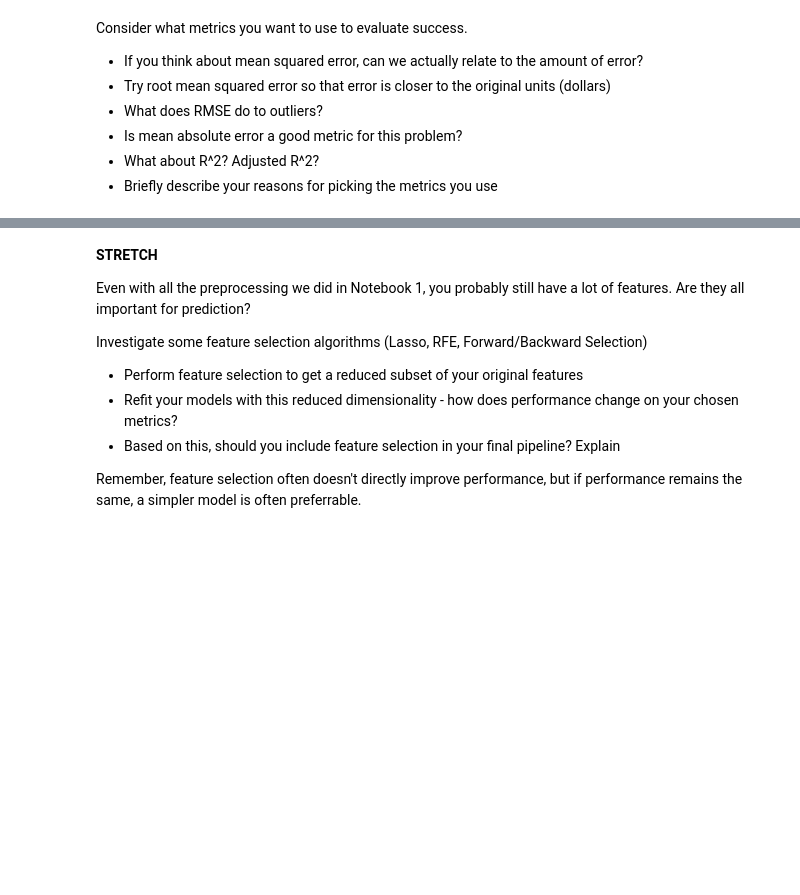
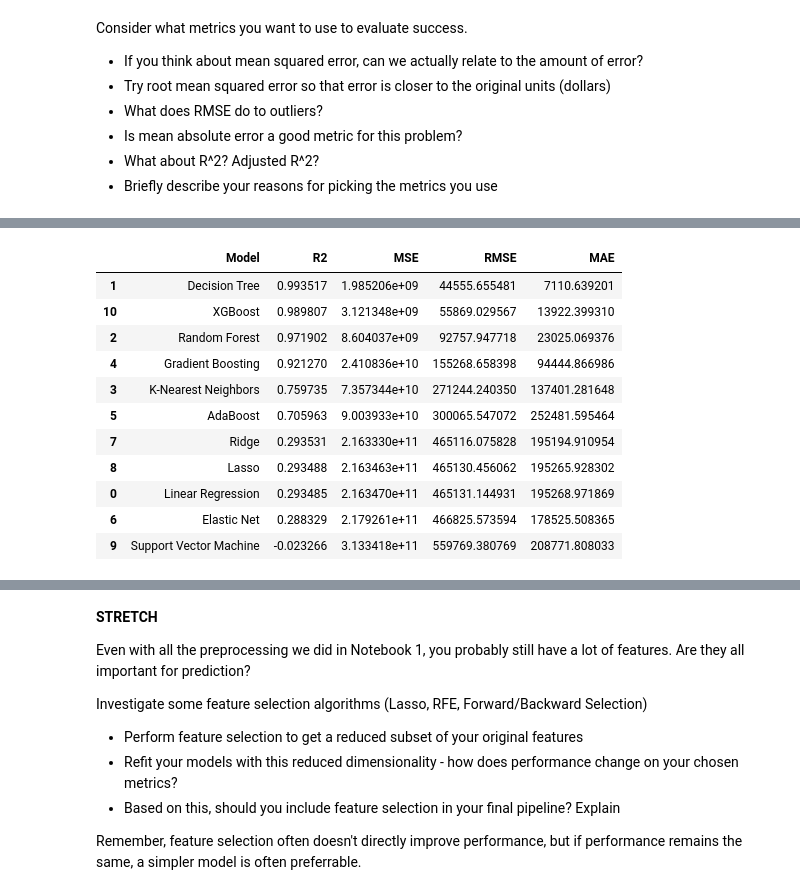
Before and after one commit to mahikajain20/Data-Project-Supervised-Learning, a Jupyter notebook: notebooks/2 - model_selection.ipynb, the cells around one changed output, grey strips where cells are left out. Saved outputs shown, nothing was run; the diff lists cells and outputs as text; code cells hidden in the pictures; blank space fills up the shorter version.

Commit message:
models done

```diff
--- a/notebooks/2 - model_selection.ipynb
+++ b/notebooks/2 - model_selection.ipynb
@@ -11,0 +58,4 @@ This notebook should include preliminary and baseline modeling.
+# %%
+
+# Split the encoded data into training and validation sets
+X_train, X_val, Y_train, Y_val = train_test_split(X, y, test_size=0.2, random_state=42)
@@ -12,3 +84,18 @@ This notebook should include preliminary and baseline modeling.
+# %%
+#Models
+models = {
+    'Linear Regression': LinearRegression(),
+    'Decision Tree': DecisionTreeRegressor(random_state=42),
+    'Random Forest': RandomForestRegressor(random_state=42),
+    'K-Nearest Neighbors': KNeighborsRegressor(),
+    'Gradient Boosting': GradientBoostingRegressor(random_state=42),
+    'AdaBoost': AdaBoostRegressor(random_state=42),
+    'Elastic Net': ElasticNet(random_state=42),
+    'Ridge': Ridge(random_state=42),
+    'Lasso': Lasso(random_state=42),
+    'Support Vector Machine': SVR(),
+    'XGBoost': xgb.XGBRegressor()
+}
 # %% [markdown]
 Consider what metrics you want to use to evaluate success.
 - If you think about mean squared error, can we actually relate to the amount of error?
@@ -19,0 +123,22 @@ Consider what metrics you want to use to evaluate success.
+# %%
+def train_models(name, model, X_train, Y_train, X_val, Y_val):
+    model.fit(X_train, Y_train)
+    Y_pred = model.predict(X_val)
+
+    r2 = r2_score(Y_val, Y_pred)
+    mse = mean_squared_error(Y_val, Y_pred)
+    rmse = np.sqrt(mse)
+    mae = mean_absolute_error(Y_val, Y_pred)
+
+    print(f'{name} R2: {r2}')
+    print(f'{name} MSE: {mse}')
+    print(f'{name} RMSE: {rmse}')
+    print(f'{name} MAE: {mae}')
+    print('\n')
+
+    return {'Model': name, 'R2': r2, 'MSE': mse, 'RMSE': rmse, 'MAE': mae}
+# %%
+results = pd.DataFrame(columns=['Model', 'R2', 'MSE', 'RMSE', 'MAE'])
+for i, (name, model) in enumerate(models.items()):
+    result = train_models(name, model, X_train, Y_train, X_val, Y_val)
+    results.loc[i] = result
@@ -20,2 +163,17 @@ Consider what metrics you want to use to evaluate success.
+# %%
+results.sort_values('R2', ascending=False)
+# %% [output]
+|  | Model | R2 | MSE | RMSE | MAE |
+| 1 | Decision Tree | 0.993517 | 1.985206e+09 | 44555.655481 | 7110.639201 |
+| 10 | XGBoost | 0.989807 | 3.121348e+09 | 55869.029567 | 13922.399310 |
+| 2 | Random Forest | 0.971902 | 8.604037e+09 | 92757.947718 | 23025.069376 |
+| 4 | Gradient Boosting | 0.921270 | 2.410836e+10 | 155268.658398 | 94444.866986 |
+| 3 | K-Nearest Neighbors | 0.759735 | 7.357344e+10 | 271244.240350 | 137401.281648 |
+| 5 | AdaBoost | 0.705963 | 9.003933e+10 | 300065.547072 | 252481.595464 |
+| 7 | Ridge | 0.293531 | 2.163330e+11 | 465116.075828 | 195194.910954 |
+| 8 | Lasso | 0.293488 | 2.163463e+11 | 465130.456062 | 195265.928302 |
+| 0 | Linear Regression | 0.293485 | 2.163470e+11 | 465131.144931 | 195268.971869 |
+| 6 | Elastic Net | 0.288329 | 2.179261e+11 | 466825.573594 | 178525.508365 |
+| 9 | Support Vector Machine | -0.023266 | 3.133418e+11 | 559769.380769 | 208771.808033 |
 # %%
 # gather evaluation metrics and compare results
```
Also changed, not shown: parts of 12 cells of this notebook, 15 other files.
